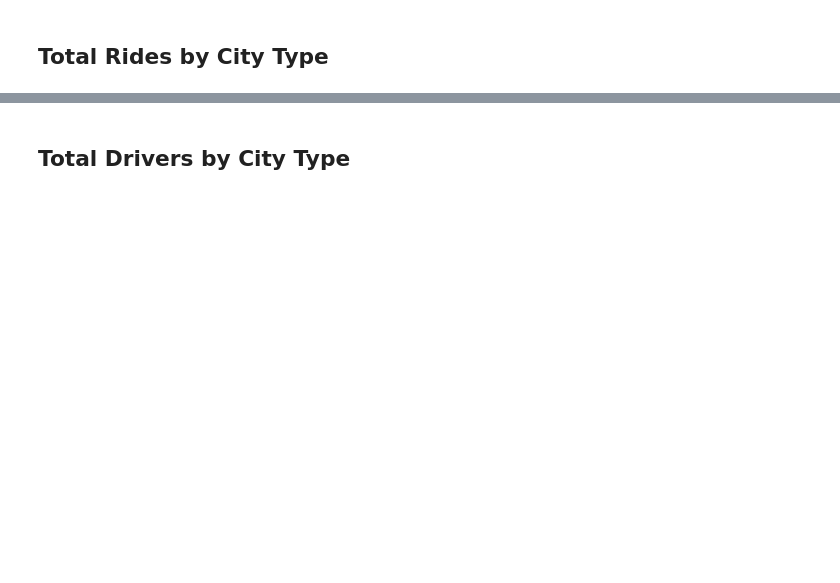
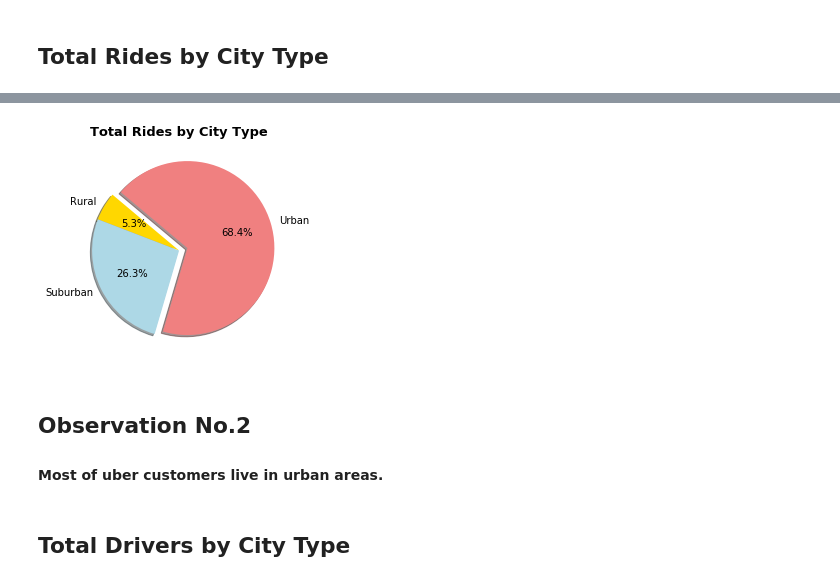
Before and after one commit to Freguenet/Matplotlib, a Jupyter notebook: pyber_starter.ipynb, the cells around one changed output, grey strips where cells are left out. Cells and saved outputs as stored; diff of their text form; code cells hidden in the pictures; blank space fills up the shorter version.

```diff
--- a/pyber_starter.ipynb
+++ b/pyber_starter.ipynb
@@ -97,2 +87,21 @@ plt.show()
+# %%
+# Calculate Rides Percents
+num_rides = data_set.groupby(["type"])["ride_id"].count()
+colors = ["gold", "lightblue", "lightcoral"]
+labels = ["Rural", "Suburban", "Urban"]
+explode = (0, 0, 0.1)
+
+# Build Pie Chart
+plt.pie(num_rides, labels=labels, colors=colors, explode=explode, autopct="%1.1f%%", shadow=True, startangle=140)
+plt.title("Total Rides by City Type", fontweight="bold", fontsize="13")
+
+# Save Figure
+plt.savefig("total_rides_by_city_type.png")
+plt.show()
+# %% [output]
+[figure, added]
+# %% [markdown]
+## Observation No.2
+#### Most of uber customers live in urban areas.
 # %% [markdown]
 ## Total Drivers by City Type
```
Also changed, not shown: parts of 15 cells of this notebook, 3 other files.
